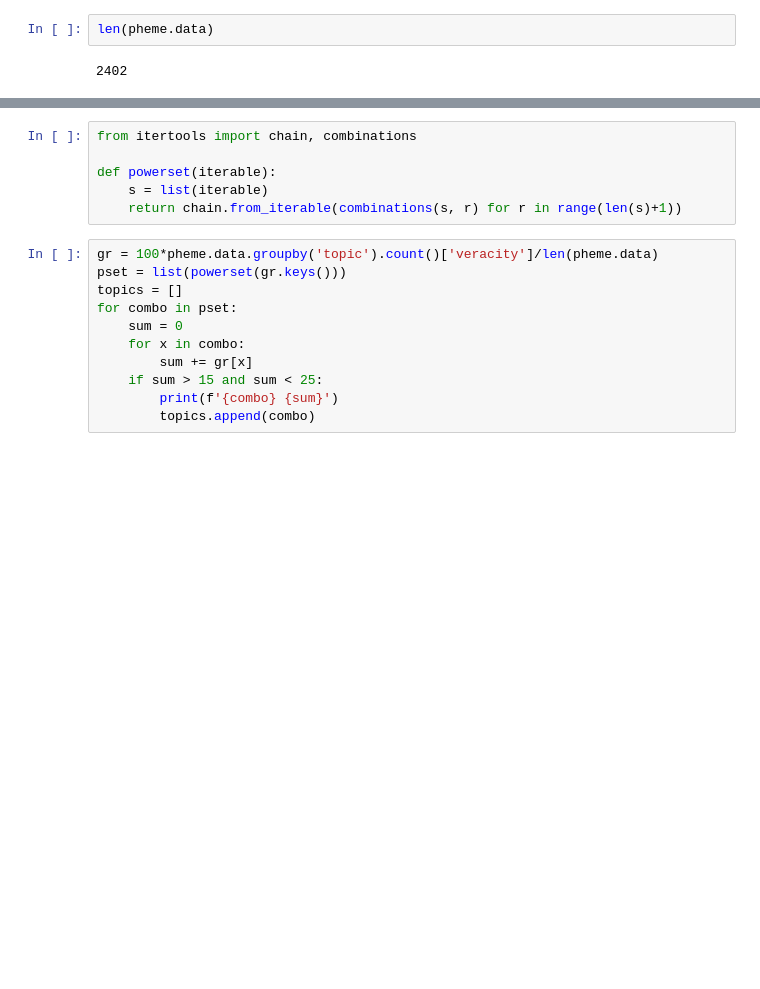
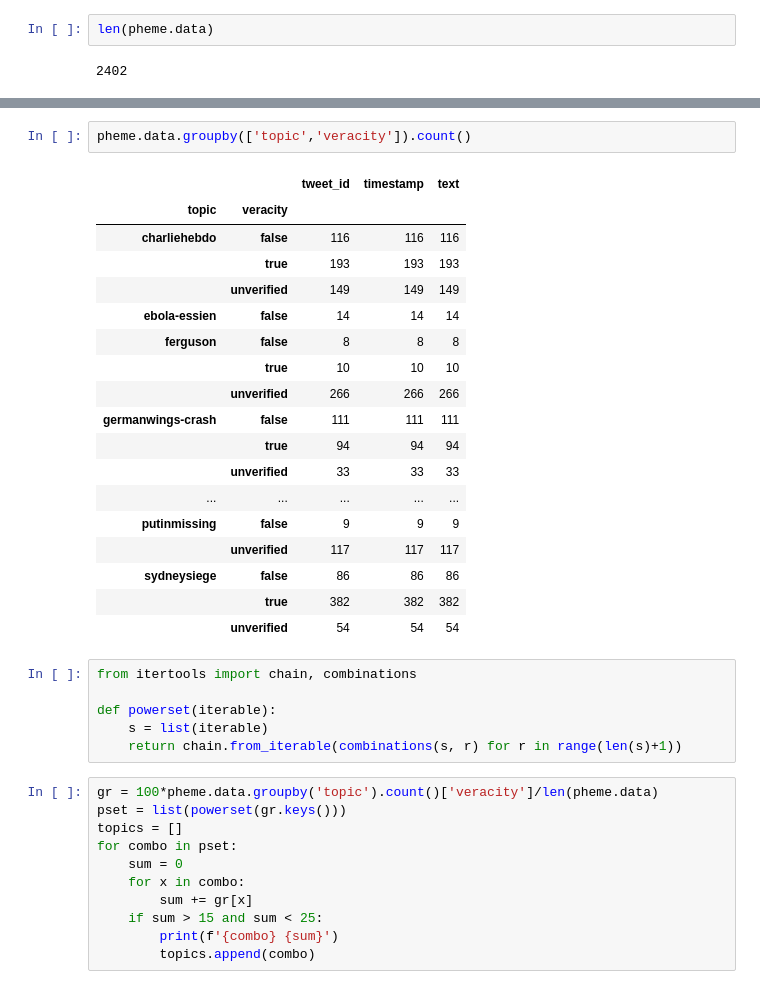
Before and after one commit to ymohamedahmed/misinformer, a Jupyter notebook: notebooks/scrap.ipynb, the cells around one changed output, grey strips where cells are left out. Drawn from its saved outputs; the diff is of its cells as text; blank space fills up the shorter version.

```diff
--- a/notebooks/scrap.ipynb
+++ b/notebooks/scrap.ipynb
@@ -200,3 +213,24 @@ gr = 100*pheme.data.groupby('topic').count()['veracity']/len(pheme.data)
+# %%
+pheme.data.groupby(['topic','veracity']).count()
+# %% [output]
+|  |  | tweet_id | timestamp | text |
+| topic | veracity |  |  |  |
+| charliehebdo | false | 116 | 116 | 116 |
+|  | true | 193 | 193 | 193 |
+|  | unverified | 149 | 149 | 149 |
+| ebola-essien | false | 14 | 14 | 14 |
+| ferguson | false | 8 | 8 | 8 |
+|  | true | 10 | 10 | 10 |
+|  | unverified | 266 | 266 | 266 |
+| germanwings-crash | false | 111 | 111 | 111 |
+|  | true | 94 | 94 | 94 |
+|  | unverified | 33 | 33 | 33 |
+| ... | ... | ... | ... | ... |
+| putinmissing | false | 9 | 9 | 9 |
+|  | unverified | 117 | 117 | 117 |
+| sydneysiege | false | 86 | 86 | 86 |
+|  | true | 382 | 382 | 382 |
+|  | unverified | 54 | 54 | 54 |
 # %%
 from itertools import chain, combinations
 
```
Also changed, not shown: parts of 1 cell of this notebook.
